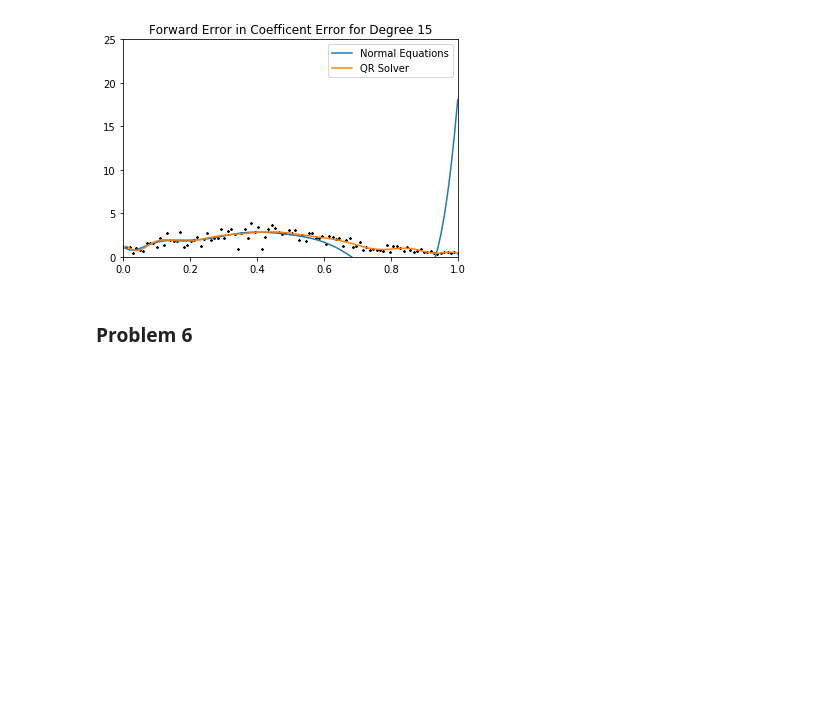
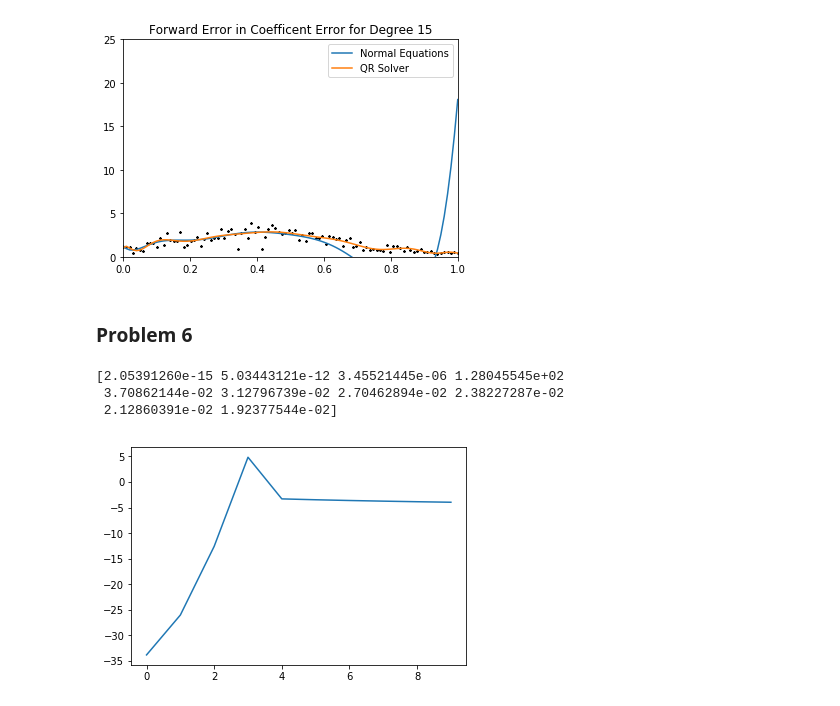
Before and after one commit to Cacheell/BootCamp2018, a Jupyter notebook: ProbSets/Comp/ProbSet3/Homework 3.ipynb, the cells around one changed output. Saved outputs shown, nothing was run; the diff lists cells and outputs as text; code cells hidden in the pictures; blank space fills up the shorter version.

```diff
--- a/ProbSets/Comp/ProbSet3/Homework 3.ipynb
+++ b/ProbSets/Comp/ProbSet3/Homework 3.ipynb
@@ -803,15 +795,24 @@ Error for 2:  4.527556122356962
 # %% [markdown]
 ### Problem 6
 # %%
+
 def integral():
     nrange = np.arange(5, 51, 5)
-    I = np.zeros_like(nrange)
-    Inew = np.zeros_like(nrange)
-    error = np.zeros_like(nrange)
+    I = np.empty(nrange.size)
+    Inew = np.empty(nrange.size)
+    error = np.empty(nrange.size)
     x = sy.Symbol('x')
     for i, n in enumerate(nrange):
-        I[i] = float(sy.integrate(x**int(n) * sy.exp(x - 1), (x, 0, 1)))
-        Inew[i] = float(((-1)**int(n)) * sy.subfactorial(int(n)) + (-1) ** (int(n) + 1) * (sy.factorial(int(n)) / np.e))
-        #error[i] = la.norm(A @ xnorm - yk, 2)
-
-integral()
+        I[i] = sy.integrate(x**n * sy.exp(x - 1), (x, 0, 1))
+        Inew[i] = ((-1)**int(n)) * sy.subfactorial(int(n)) + (-1) ** (int(n) + 1) * (sy.factorial(int(n)) / np.e)
+        error[i] = np.abs(I[i] - Inew[i])
+    return error
+errors = integral()
+plt.plot(np.log(errors))
+plt.show
+print(errors)
+# %% [output]
+[2.05391260e-15 5.03443121e-12 3.45521445e-06 1.28045545e+02
+ 3.70862144e-02 3.12796739e-02 2.70462894e-02 2.38227287e-02
+ 2.12860391e-02 1.92377544e-02]
+[figure, added]
```
Also changed, not shown: parts of 8 cells of this notebook, 1 other file.
